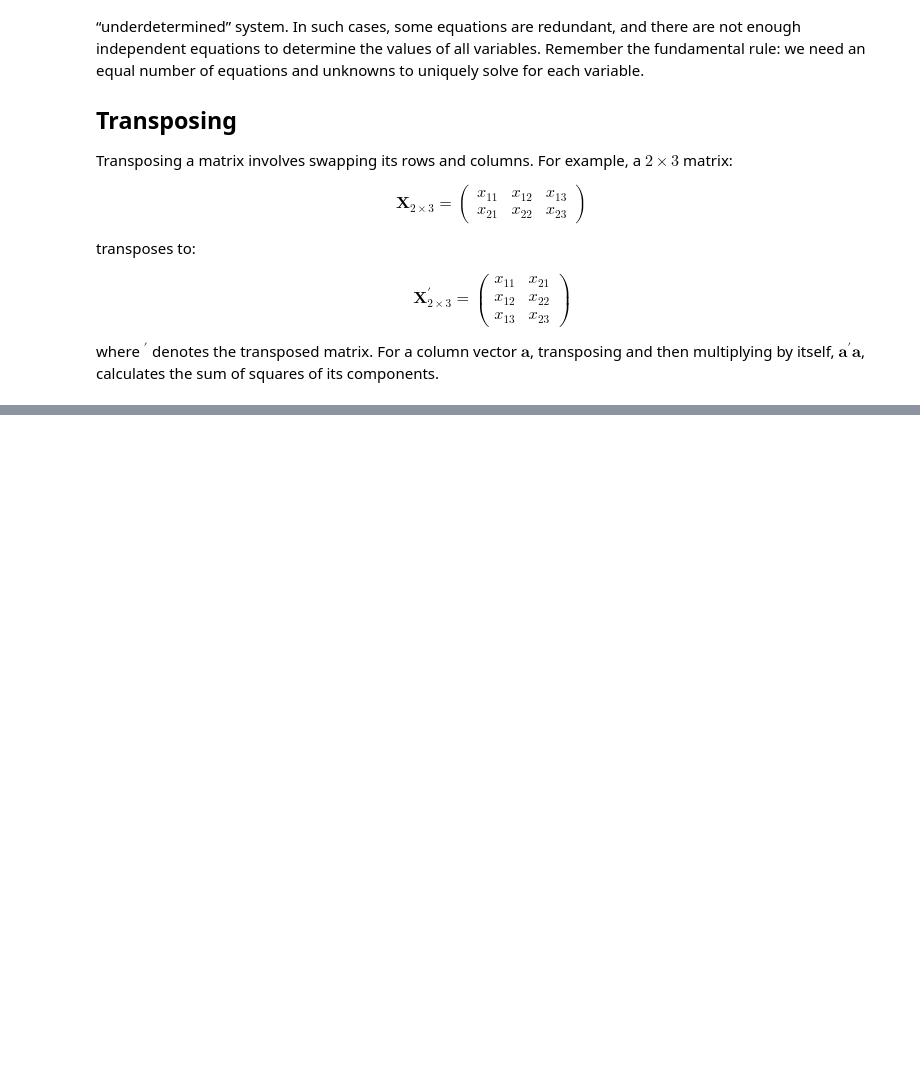
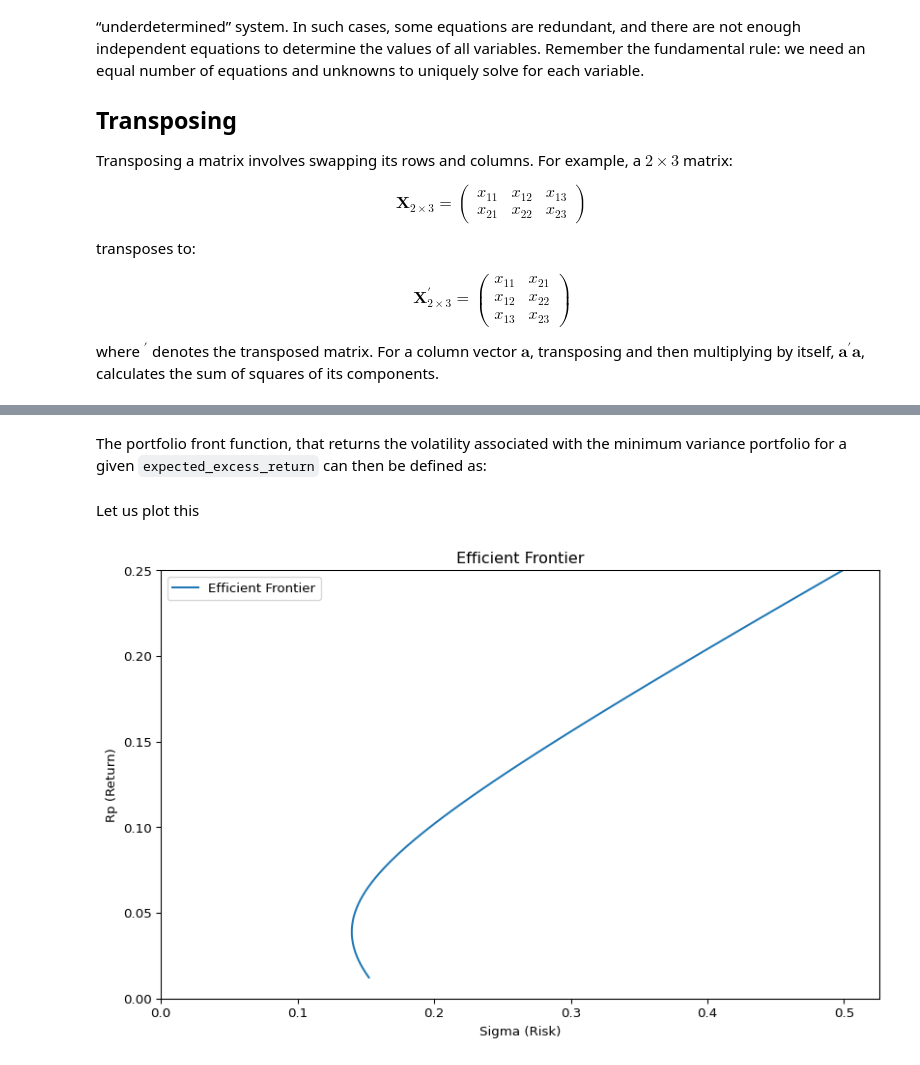
Before and after one commit to uit-sok-3011-h24/uit-sok-3011-h24.github.io, a Jupyter notebook: finans/3-lecture_optport.ipynb, the cells around one changed output, grey strips where cells are left out. Drawn from its saved outputs; the diff is of its cells as text; code cells hidden in the pictures; blank space fills up the shorter version.

```diff
--- a/finans/3-lecture_optport.ipynb
+++ b/finans/3-lecture_optport.ipynb
@@ -591,0 +575,47 @@ ax.legend()
+# %%
+ones = np.ones((len(means),1))
+
+A = np.dot(ones.T,
+    np.dot(np.linalg.inv(cov_matrix), ones))[0][0]
+
+B = np.dot(ones.T,
+    np.dot(np.linalg.inv(cov_matrix), (means-rf)))[0][0]
+
+C = np.dot((means.T-rf),
+    np.dot(np.linalg.inv(cov_matrix), (means-rf)))[0][0]
+# %% [markdown]
+The portfolio front function, that returns the volatility associated
+with the minimum variance portfolio for a given `expected_excess_return`
+can then be defined as:
+# %%
+def portfolio_front(expected_excess_return):
+  r = expected_excess_return
+  minimum_variance = (1/A
+          + ((r - abs(B)/A)**2) / (C - B**2/A))
+  minimum_volatility = minimum_variance**0.5
+  return minimum_volatility
+# %% [markdown]
+Let us plot this
+# %%
+from matplotlib import pyplot as plt
+#Creating plot
+fig, ax = plt.subplots(figsize=(10, 6))
+
+MAX_AXIS = 0.25
+#applying the function
+rp_values = np.linspace(0, MAX_AXIS, 100)
+sigma_values = portfolio_front(rp_values)
+
+#plotting
+ax.plot(sigma_values, rp_values+rf,
+            label='Efficient Frontier')
+
+#plot settings:
+ax.set_xlim([0, np.max(sigma_values)])
+ax.set_ylim([0, np.max(rp_values)])
+ax.set_xlabel('Sigma (Risk)')
+ax.set_ylabel('Rp (Return)')
+ax.set_title('Efficient Frontier')
+ax.legend()
+# %% [output]
+[figure, added]
```
Also changed, not shown: parts of 28 cells of this notebook, 9 other files.
